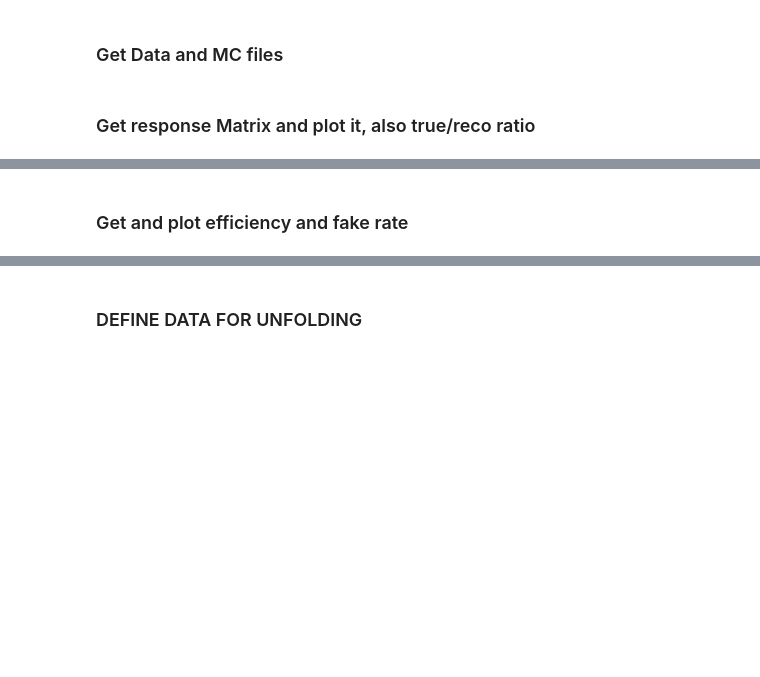
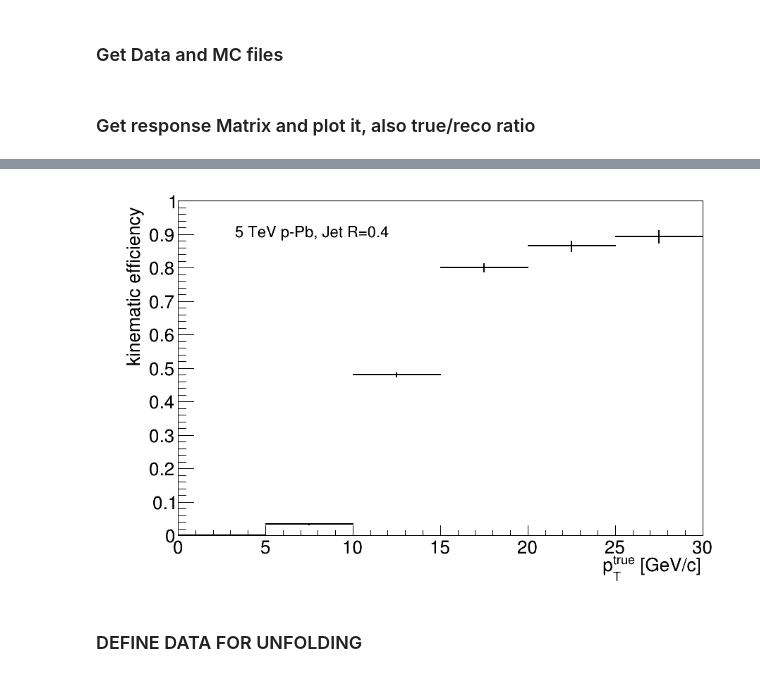
Before and after one commit to miguelignacio/CorrelationAnalysis, a Jupyter notebook: NtupleAnalysis/InputData/XjUnfolding.ipynb, the cells around one changed output, grey strips where cells are left out. Drawn from its saved outputs; the diff is of its cells as text; code cells hidden in the pictures; blank space fills up the shorter version.

```diff
--- a/NtupleAnalysis/InputData/XjUnfolding.ipynb
+++ b/NtupleAnalysis/InputData/XjUnfolding.ipynb
@@ -49,3 +46,31 @@ hBR_Xj.Scale(1.0-purity)
+# %%
+matrixname = {}
+matrix_axesname = {}
+axestitle = {}
+histoname = {}
+
+matrixname['jetpt'] = 'h_jetpt_Matrix'
+matrix_axesname['jetpt'] = '; jet p^{reco}_{T} [GeV/c] ; jet p_{T}^{true} [GeV/c] '
+axestitle['jetpt'] = '; jet p_{T} [GeV/c]; normalized counts'
+histoname['jetpt'] = 'jetpt_subtracted'
+
+
+matrixname['Xj'] = 'h_Xj_Matrix'
+matrix_axesname['Xj'] = '; X_{j}^{reco} ; X_{j}^{true} '
+axestitle['Xj'] = '; X_{j} ; normalized counts'
+histoname['Xj'] = 'Xj_subtracted'
+
+matrixname['Xobs'] = 'h_XobsPb_Matrix'
+matrix_axesname['Xobs'] = '; X_{obs}^{reco} ; X_{obs}^{true} '
+axestitle['Xobs'] = '; X_{pbs} ; normalized counts'
+histoname['Xobs'] = 'XpbsPb_subtracted'
+
+variable = 'jetpt'
+
+if 'pp' in datatype:
+    datatitle = '5 TeV pp'
+else:
+    datatitle = '5 TeV p-Pb'
 # %% [markdown]
 ### Get response Matrix and plot it, also true/reco ratio
 # %%
@@ -124,2 +127,15 @@ Warning in <TCanvas::Constructor>: Deleting canvas with same name: c
-# %% [markdown]
-### Get and plot efficiency and fake rate
+# %%
+jetefficiency = GammaJet_MC.Get("jetefficiency")
+c = ROOT.TCanvas('c','c',900,600)
+jetefficiency.Draw()
+jetefficiency.SetMaximum(1.0)
+jetefficiency.SetTitle("; p_{T}^{true} [GeV/c]; kinematic efficiency")
+
+
+label = Legend("%s, Jet R=%s"%(datatitle,jet_R))
+label.Draw(0.22,.87)
+
+c.Draw()
+
+c.SaveAs('KinematicEfficiency%s.pdf'%(datatype))
+# %% [output]
@@ -126,2 +144,3 @@ Warning in <TCanvas::Constructor>: Deleting canvas with same name: c
+[figure, added]
 # %% [markdown]
 ### DEFINE DATA FOR UNFOLDING
```
Also changed, not shown: parts of 20 cells of this notebook, 5 other files.
